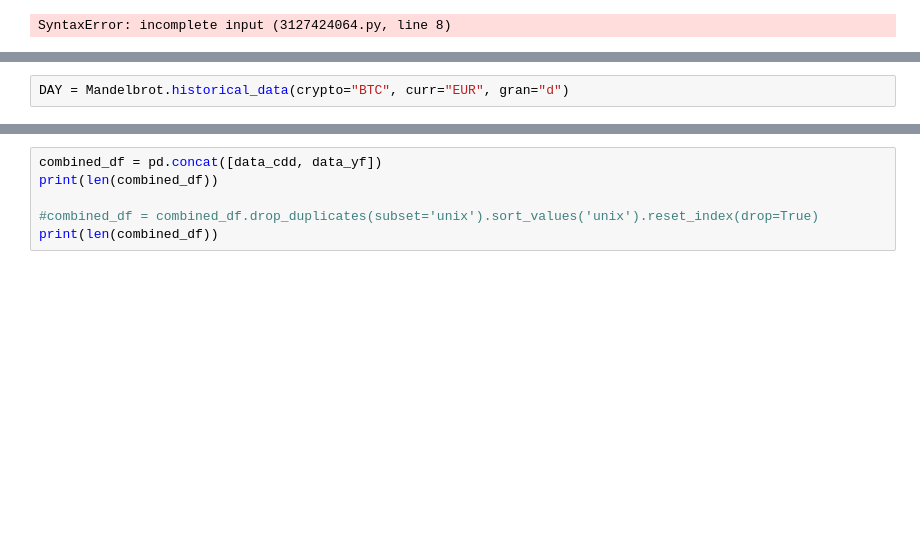
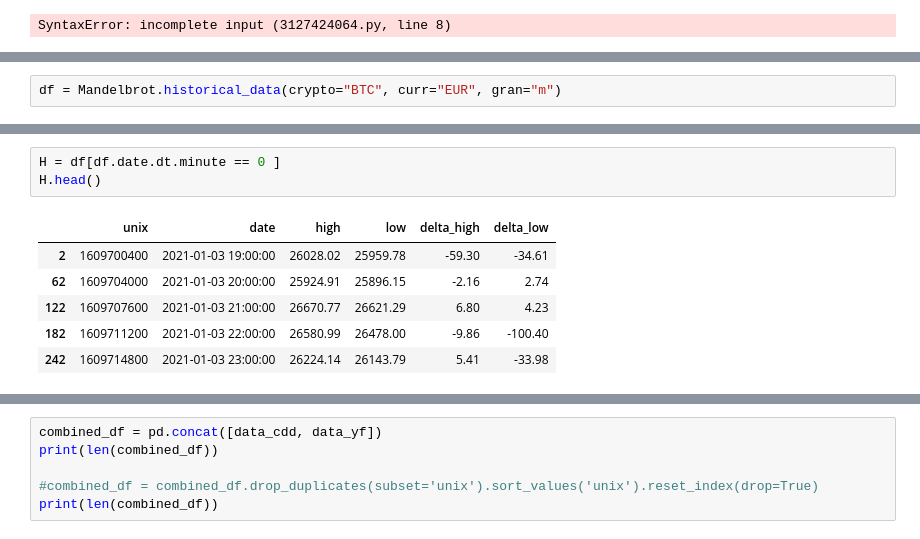
Before and after one commit to weberkry/MOM_Crypto_Bot, a Jupyter notebook: agent/agent testing.ipynb, the cells around one changed output, grey strips where cells are left out. Drawn from its saved outputs; the diff is of its cells as text; blank space fills up the shorter version.

```diff
--- a/agent/agent testing.ipynb
+++ b/agent/agent testing.ipynb
@@ -116,5 +116,5 @@ Index(['unix', 'date', 'high', 'low', 'delta_high', 'delta_low'], dtype='object'
 | 3 | 1609700460 | 2021-01-03 19:01:00 | 25981.86 | 25954.63 | -46.16 | -5.15 |
 | 4 | 1609700520 | 2021-01-03 19:02:00 | 26066.23 | 25963.80 | 84.37 | 9.17 |
 # %%
-DAY = Mandelbrot.historical_data(crypto="BTC", curr="EUR", gran="d")
+df = Mandelbrot.historical_data(crypto="BTC", curr="EUR", gran="m")
 # %% [output]
@@ -122,0 +133,10 @@ https://www.cryptodatadownload.com/cdd/Binance_BTCEUR_d.csv
+# %%
+H = df[df.date.dt.minute == 0 ]
+H.head()
+# %% [output]
+|  | unix | date | high | low | delta_high | delta_low |
+| 2 | 1609700400 | 2021-01-03 19:00:00 | 26028.02 | 25959.78 | -59.30 | -34.61 |
+| 62 | 1609704000 | 2021-01-03 20:00:00 | 25924.91 | 25896.15 | -2.16 | 2.74 |
+| 122 | 1609707600 | 2021-01-03 21:00:00 | 26670.77 | 26621.29 | 6.80 | 4.23 |
+| 182 | 1609711200 | 2021-01-03 22:00:00 | 26580.99 | 26478.00 | -9.86 | -100.40 |
+| 242 | 1609714800 | 2021-01-03 23:00:00 | 26224.14 | 26143.79 | 5.41 | -33.98 |
```
Also changed, not shown: parts of 15 cells of this notebook, 4 other files.
